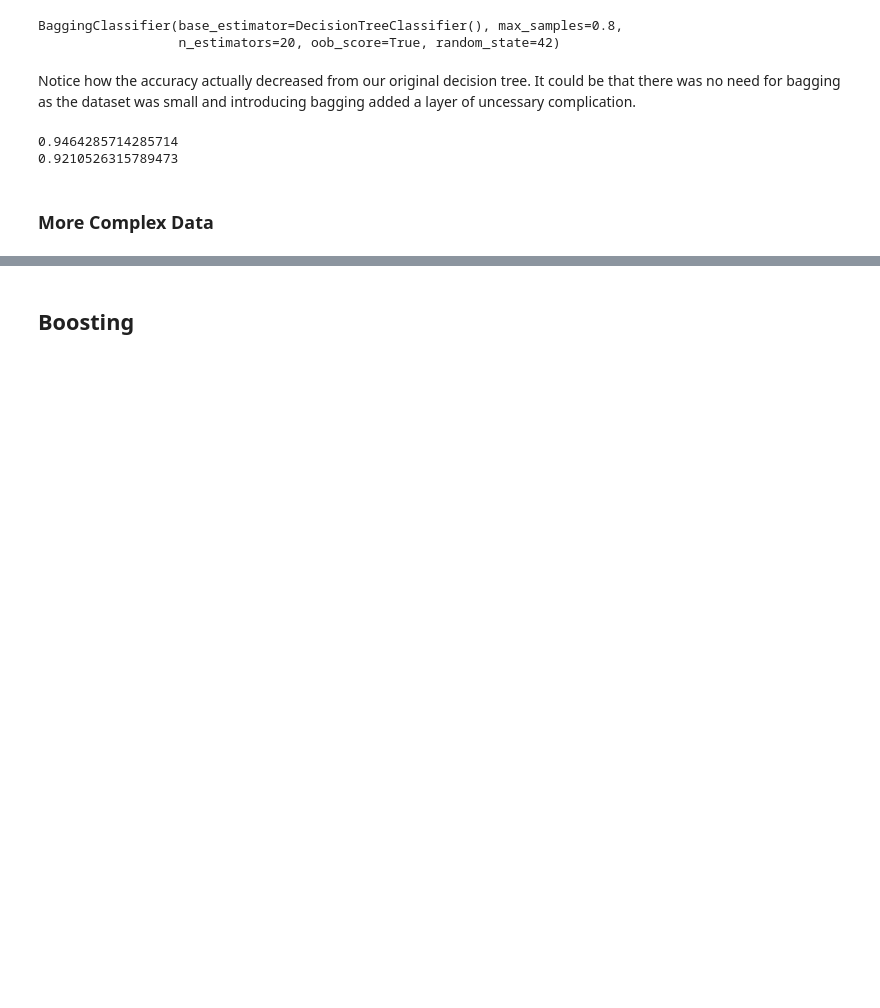
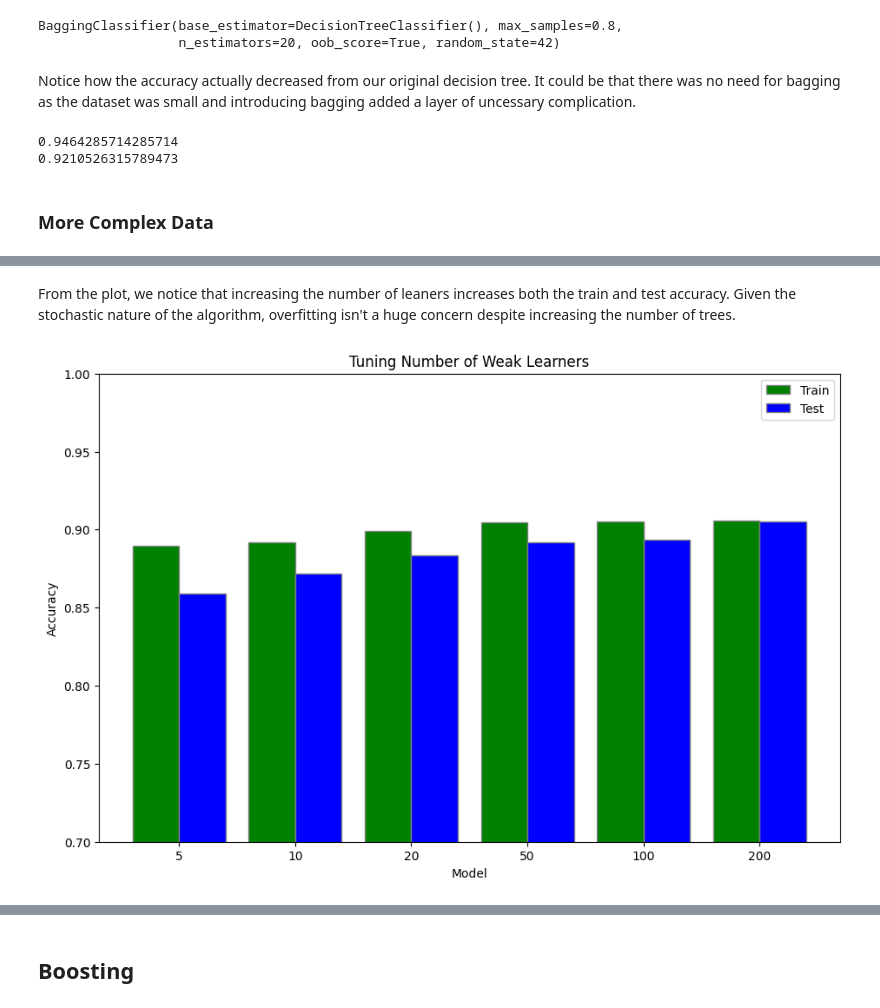
Before and after one commit to TerryTian21/PyTorch-Practice, a Jupyter notebook: Tutorials/Ensemble_Learning.ipynb, the cells around one changed output, grey strips where cells are left out. Saved outputs shown, nothing was run; the diff lists cells and outputs as text; code cells hidden in the pictures; blank space fills up the shorter version.

```diff
--- a/Tutorials/Ensemble_Learning.ipynb
+++ b/Tutorials/Ensemble_Learning.ipynb
@@ -156,0 +217,6 @@ print(bag_model.score(X_test, y_test))
+# %%
+# Creating train and test data
+from sklearn.model_selection import train_test_split
+
+X, y = get_data()
+X_train, X_test, y_train, y_test = train_test_split(X, y, test_size=0.2, shuffle=True, stratify=y)
@@ -156,0 +258,29 @@ print(bag_model.score(X_test, y_test))
+# %%
+# Plot the model's performance
+import matplotlib.pyplot as plt
+
+def plot_performance(results: dict,
+                     width: float,
+                     title,
+                     y_axis_start,
+                     y_axis_end):
+  plt.figure(figsize=(11,7))
+
+  n = len(results["name"])
+  r = np.arange(n)
+
+  plt.bar(r, results["train"], width=width, color='g', edgecolor='grey', label="Train")
+  plt.bar(r + width, results["test"], width=width, color='b', edgecolor="grey", label="Test")
+
+  plt.ylim(y_axis_start, y_axis_end)
+  plt.xticks(ticks=r + width/2, labels=results["name"])
+  plt.xlabel("Model")
+  plt.ylabel("Accuracy")
+  plt.legend()
+  plt.title(title)
+# %% [markdown]
+From the plot, we notice that increasing the number of leaners increases both the train and test accuracy. Given the stochastic nature of the algorithm, overfitting isn't a huge concern despite increasing the number of trees.
+# %%
+plot_performance(results_trees, 0.4, "Tuning Number of Weak Learners")
+# %% [output]
+[figure, added]
```
Also changed, not shown: parts of 25 cells of this notebook.
